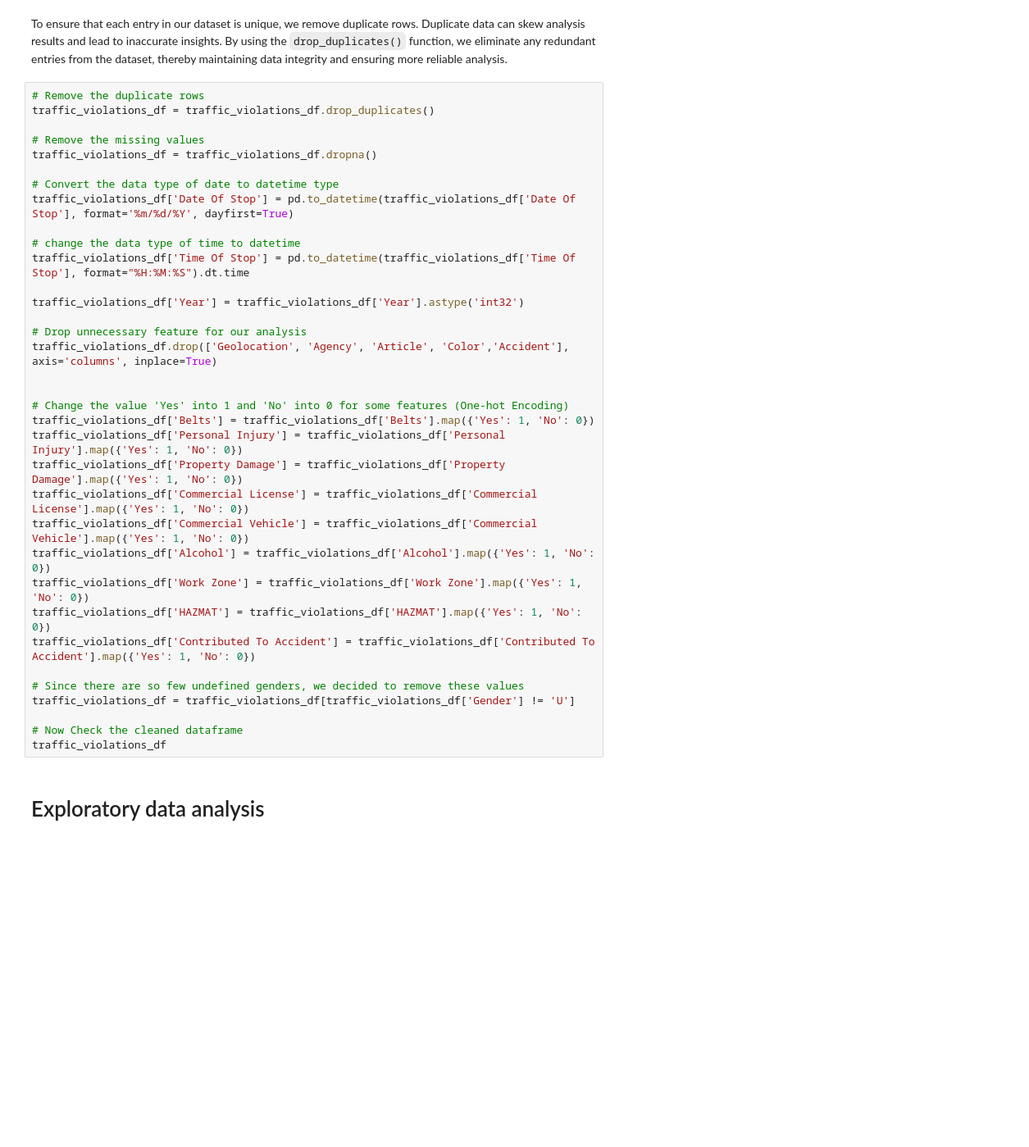
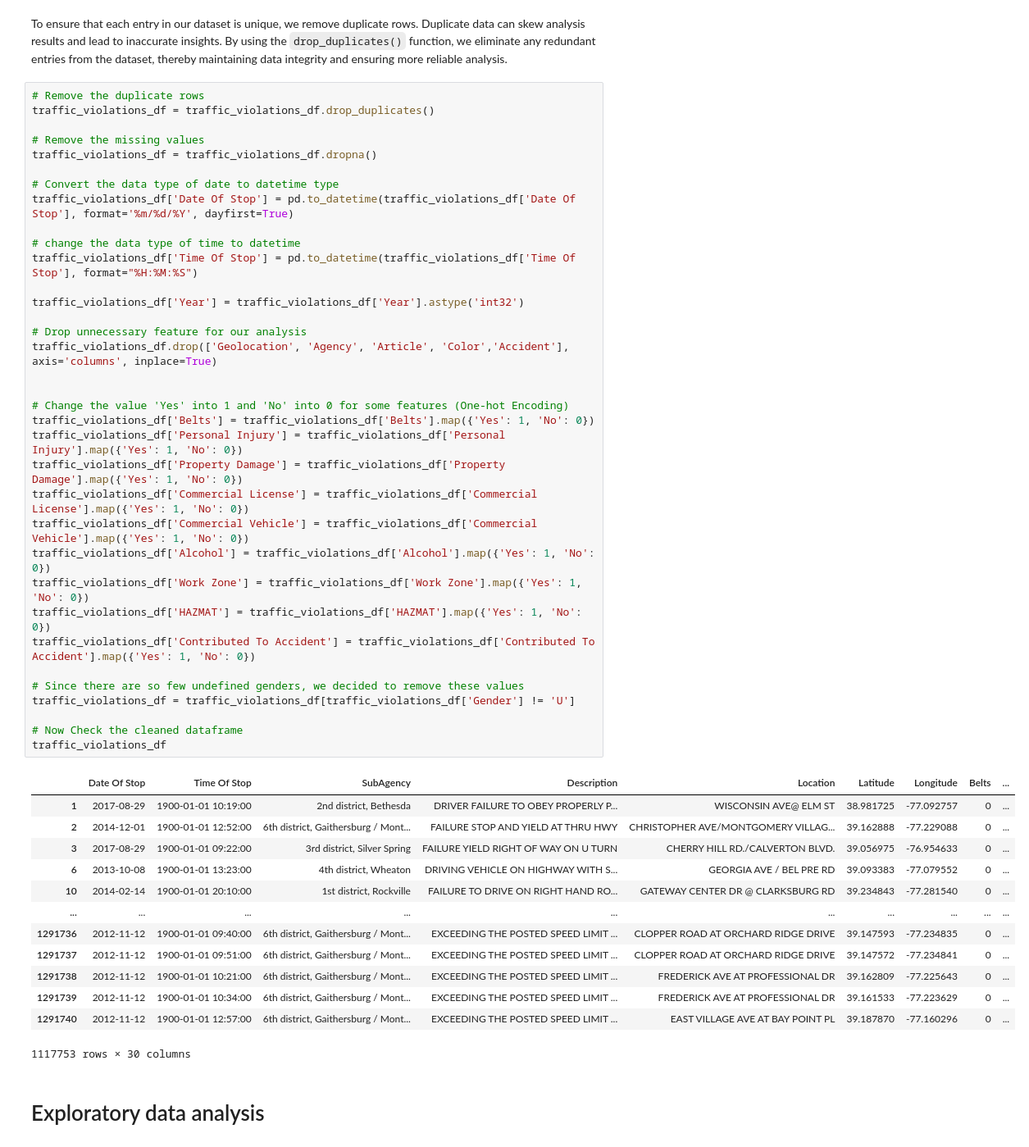
Before and after one commit to Yilalu/CMSC320project, a Jupyter notebook: CMCS320_Final_Project.ipynb, the cells around one changed output. Shown at 82% size. Saved outputs shown, nothing was run; the diff lists cells and outputs as text; blank space fills up the shorter version.

```diff
--- a/CMCS320_Final_Project.ipynb
+++ b/CMCS320_Final_Project.ipynb
@@ -198,33 +198,47 @@ traffic_violations_df = traffic_violations_df.drop_duplicates()
 # Remove the missing values
 traffic_violations_df = traffic_violations_df.dropna()
 
 # Convert the data type of date to datetime type
 traffic_violations_df['Date Of Stop'] = pd.to_datetime(traffic_violations_df['Date Of Stop'], format='%m/%d/%Y', dayfirst=True)
 
 # change the data type of time to datetime
-traffic_violations_df['Time Of Stop'] = pd.to_datetime(traffic_violations_df['Time Of Stop'], format="%H:%M:%S").dt.time
+traffic_violations_df['Time Of Stop'] = pd.to_datetime(traffic_violations_df['Time Of Stop'], format="%H:%M:%S")
 
 traffic_violations_df['Year'] = traffic_violations_df['Year'].astype('int32')
 
 # Drop unnecessary feature for our analysis
 traffic_violations_df.drop(['Geolocation', 'Agency', 'Article', 'Color','Accident'], axis='columns', inplace=True)
 
 
 # Change the value 'Yes' into 1 and 'No' into 0 for some features (One-hot Encoding)
 traffic_violations_df['Belts'] = traffic_violations_df['Belts'].map({'Yes': 1, 'No': 0})
 traffic_violations_df['Personal Injury'] = traffic_violations_df['Personal Injury'].map({'Yes': 1, 'No': 0})
 traffic_violations_df['Property Damage'] = traffic_violations_df['Property Damage'].map({'Yes': 1, 'No': 0})
 traffic_violations_df['Commercial License'] = traffic_violations_df['Commercial License'].map({'Yes': 1, 'No': 0})
 traffic_violations_df['Commercial Vehicle'] = traffic_violations_df['Commercial Vehicle'].map({'Yes': 1, 'No': 0})
 traffic_violations_df['Alcohol'] = traffic_violations_df['Alcohol'].map({'Yes': 1, 'No': 0})
 traffic_violations_df['Work Zone'] = traffic_violations_df['Work Zone'].map({'Yes': 1, 'No': 0})
 traffic_violations_df['HAZMAT'] = traffic_violations_df['HAZMAT'].map({'Yes': 1, 'No': 0})
 traffic_violations_df['Contributed To Accident'] = traffic_violations_df['Contributed To Accident'].map({'Yes': 1, 'No': 0})
 
 # Since there are so few undefined genders, we decided to remove these values
 traffic_violations_df = traffic_violations_df[traffic_violations_df['Gender'] != 'U']
 
 # Now Check the cleaned dataframe
 traffic_violations_df
+# %% [output]
+|  | Date Of Stop | Time Of Stop | SubAgency | Description | Location | Latitude | Longitude | Belts | ... |
+| 1 | 2017-08-29 | 1900-01-01 10:19:00 | 2nd district, Bethesda | DRIVER FAILURE TO OBEY PROPERLY P... | WISCONSIN AVE@ ELM ST | 38.981725 | -77.092757 | 0 | ... |
+| 2 | 2014-12-01 | 1900-01-01 12:52:00 | 6th district, Gaithersburg / Mont... | FAILURE STOP AND YIELD AT THRU HWY | CHRISTOPHER AVE/MONTGOMERY VILLAG... | 39.162888 | -77.229088 | 0 | ... |
+| 3 | 2017-08-29 | 1900-01-01 09:22:00 | 3rd district, Silver Spring | FAILURE YIELD RIGHT OF WAY ON U TURN | CHERRY HILL RD./CALVERTON BLVD. | 39.056975 | -76.954633 | 0 | ... |
+| 6 | 2013-10-08 | 1900-01-01 13:23:00 | 4th district, Wheaton | DRIVING VEHICLE ON HIGHWAY WITH S... | GEORGIA AVE / BEL PRE RD | 39.093383 | -77.079552 | 0 | ... |
+| 10 | 2014-02-14 | 1900-01-01 20:10:00 | 1st district, Rockville | FAILURE TO DRIVE ON RIGHT HAND RO... | GATEWAY CENTER DR @ CLARKSBURG RD | 39.234843 | -77.281540 | 0 | ... |
+| ... | ... | ... | ... | ... | ... | ... | ... | ... | ... |
+| 1291736 | 2012-11-12 | 1900-01-01 09:40:00 | 6th district, Gaithersburg / Mont... | EXCEEDING THE POSTED SPEED LIMIT ... | CLOPPER ROAD AT ORCHARD RIDGE DRIVE | 39.147593 | -77.234835 | 0 | ... |
+| 1291737 | 2012-11-12 | 1900-01-01 09:51:00 | 6th district, Gaithersburg / Mont... | EXCEEDING THE POSTED SPEED LIMIT ... | CLOPPER ROAD AT ORCHARD RIDGE DRIVE | 39.147572 | -77.234841 | 0 | ... |
+| 1291738 | 2012-11-12 | 1900-01-01 10:21:00 | 6th district, Gaithersburg / Mont... | EXCEEDING THE POSTED SPEED LIMIT ... | FREDERICK AVE AT PROFESSIONAL DR | 39.162809 | -77.225643 | 0 | ... |
+| 1291739 | 2012-11-12 | 1900-01-01 10:34:00 | 6th district, Gaithersburg / Mont... | EXCEEDING THE POSTED SPEED LIMIT ... | FREDERICK AVE AT PROFESSIONAL DR | 39.161533 | -77.223629 | 0 | ... |
+| 1291740 | 2012-11-12 | 1900-01-01 12:57:00 | 6th district, Gaithersburg / Mont... | EXCEEDING THE POSTED SPEED LIMIT ... | EAST VILLAGE AVE AT BAY POINT PL | 39.187870 | -77.160296 | 0 | ... |
+1117753 rows × 30 columns
 # %% [markdown]
 # Exploratory data analysis
```
Also changed, not shown: parts of 10 cells of this notebook.
